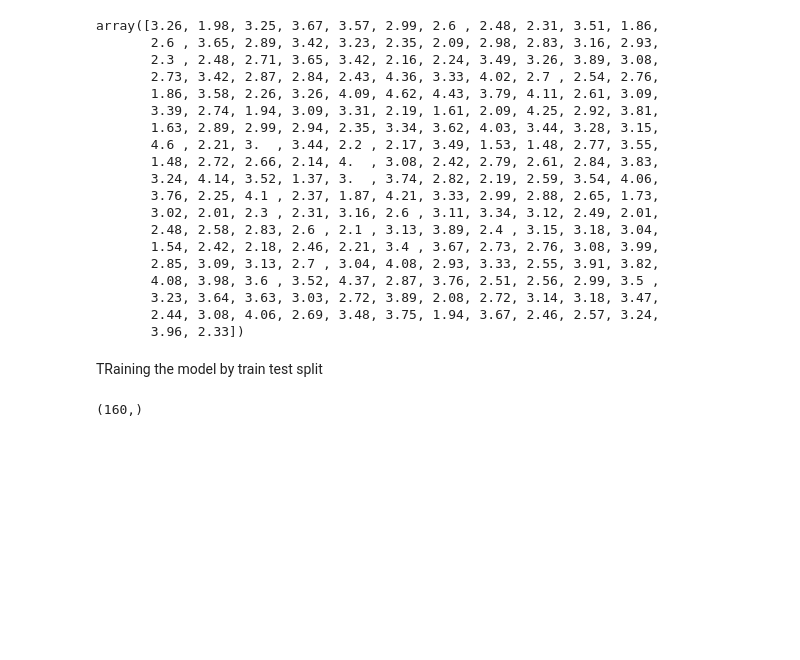
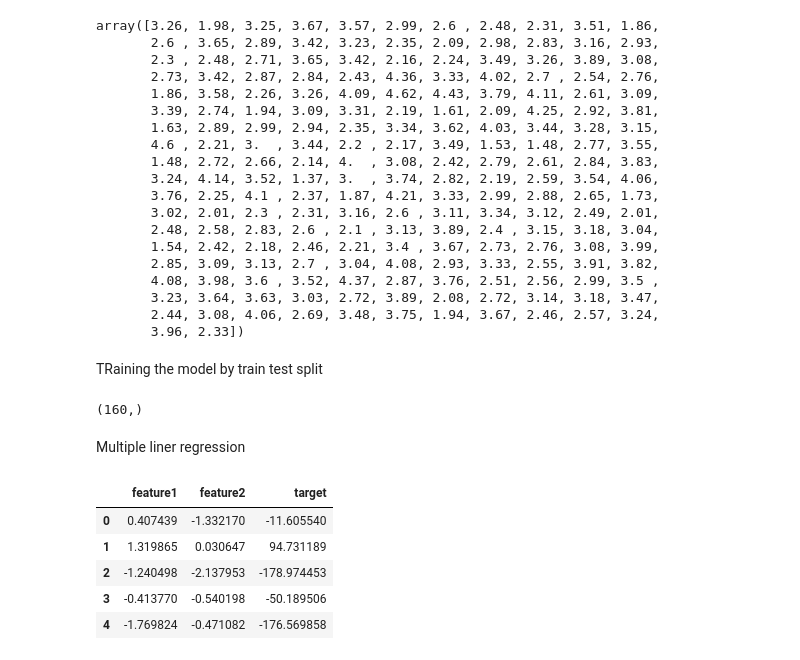
Before and after one commit to Aaaaddddyyyyyyyy/Machine-Learning-repo, a Jupyter notebook: Linear_regression.ipynb, the cells around one changed output. Drawn from its saved outputs; the diff is of its cells as text; code cells hidden in the pictures; blank space fills up the shorter version.

```diff
--- a/Linear_regression.ipynb
+++ b/Linear_regression.ipynb
@@ -197,3 +197,5 @@ X_train,X_test,y_train,y_test=train_test_split(X,y,test_size=0.2,random_state=2)
 X_train.shape
 # %% [output]
 (160,)
+# %% [markdown]
+Multiple liner regression
@@ -199,0 +210,13 @@ X_train.shape
+# %%
+X,y=make_regression(n_samples=100,n_features=2, n_informative=2,n_targets=1, noise=8)
+# %%
+df=pd.DataFrame({'feature1':X[:,0],'feature2':X[:,1],'target':y})
+# %%
+df.head()
+# %% [output]
+|  | feature1 | feature2 | target |
+| 0 | 0.407439 | -1.332170 | -11.605540 |
+| 1 | 1.319865 | 0.030647 | 94.731189 |
+| 2 | -1.240498 | -2.137953 | -178.974453 |
+| 3 | -0.413770 | -0.540198 | -50.189506 |
+| 4 | -1.769824 | -0.471082 | -176.569858 |
```
Also changed, not shown: parts of 1 cell of this notebook.
